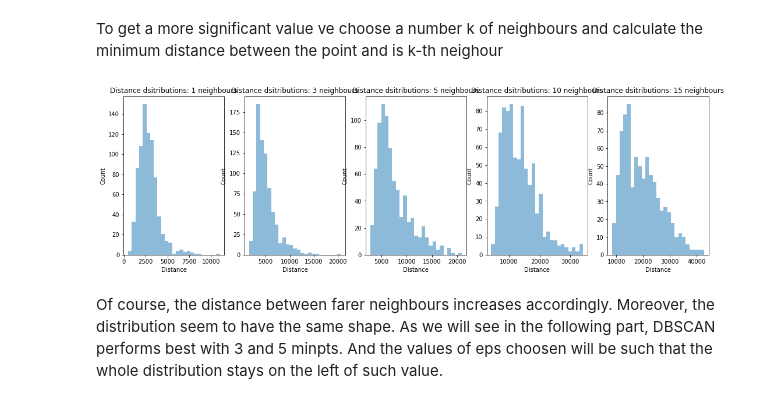
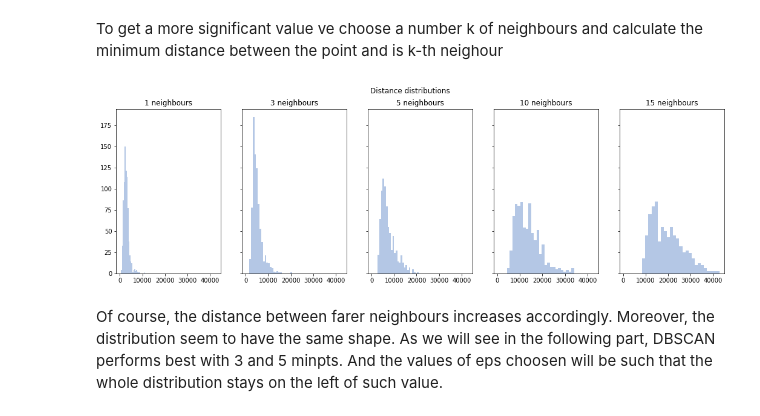
Before and after one commit to LorenzoBuriola/LoCP_moduleB, a Jupyter notebook: Week4/FPGheArt_exercise4.ipynb, the cells around one changed output. Cells and saved outputs as stored; diff of their text form; code cells hidden in the pictures.

```diff
--- a/Week4/FPGheArt_exercise4.ipynb
+++ b/Week4/FPGheArt_exercise4.ipynb
@@ -157,19 +172,18 @@ To get a more significant value ve choose a number k of neighbours and calculate
 # %%
 avg_dist = []
 min_sample_range = [1,3,5,10,15]
 
 avg_dist = [[np.sqrt(((data.drop(i)-data.loc[i])**2).sum(axis = 1).sort_values(ascending = True)).iloc[ran-1] for i in data.index] for ran in min_sample_range]
-
-fig, ax = plt.subplots(1,5, figsize = (18,5))
+fig, ax = plt.subplots(1,5, figsize = (18,5), sharex = True, sharey = True)
+plt.suptitle("Distance distributions")
 for i in range(5):
 
-    ax[i].hist(avg_dist[i], bins = 25, alpha = 0.5)
-    ax[i].set_xlabel("Distance")
-    ax[i].set_ylabel("Count")
-    ax[i].set_title(f"Distance dsitributions: {min_sample_range[i]} neighbours")
+    ax[i].hist(avg_dist[i], bins = 25, alpha = 0.7, color = "#94B0DA")
+    ax[i].set_title(f"{min_sample_range[i]} neighbours")
+
 plt.show()
 # %% [output]
-[figure, old version]
+[figure, new version]
 # %% [markdown]
 Of course, the distance between farer neighbours increases accordingly.
 Moreover, the distribution seem to have the same shape.
```
Also changed, not shown: parts of 7 cells of this notebook.
